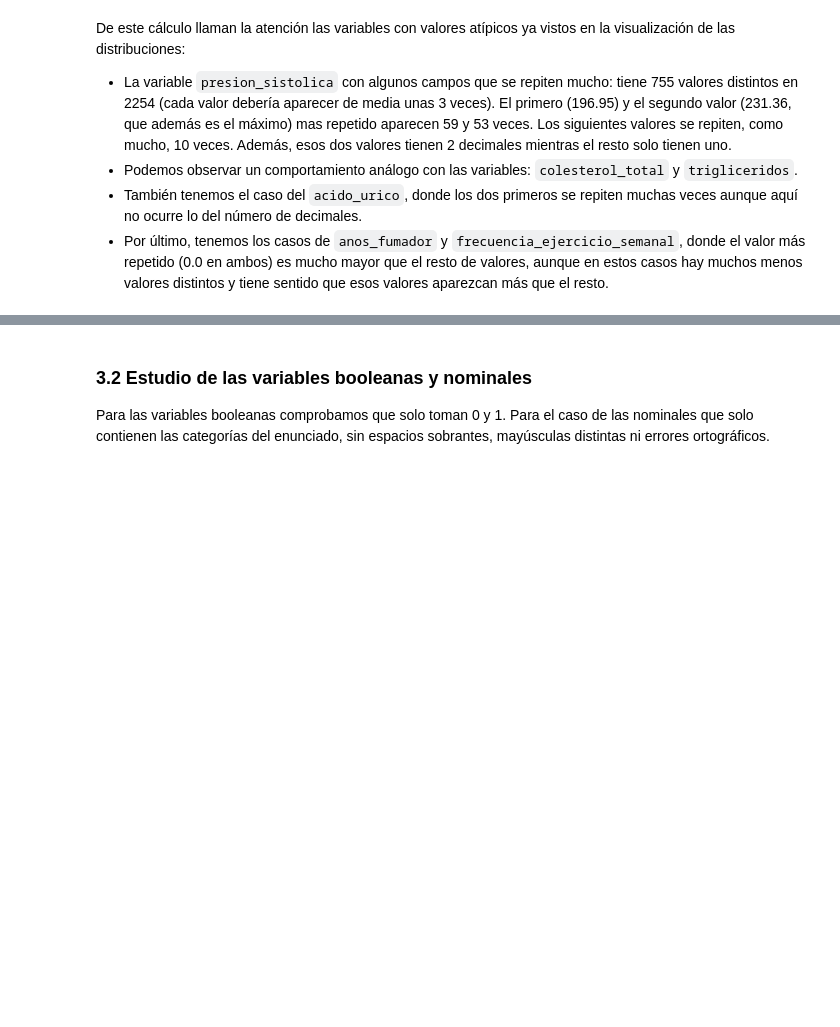
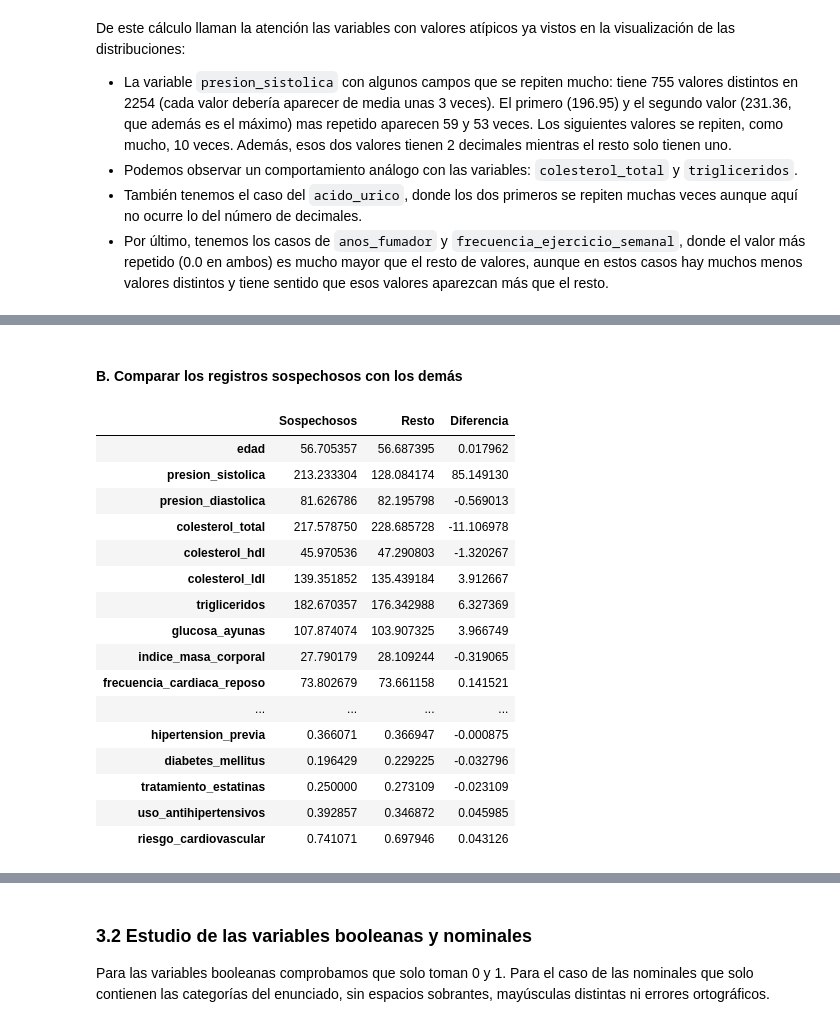
Before and after one commit to csm8-um/MasterIA-ML01, a Jupyter notebook: notebooks/Tarea1_ML.ipynb, the cells around one changed output, grey strips where cells are left out. Cells and saved outputs as stored; diff of their text form; code cells hidden in the pictures; blank space fills up the shorter version.

```diff
--- a/notebooks/Tarea1_ML.ipynb
+++ b/notebooks/Tarea1_ML.ipynb
@@ -353,0 +360,23 @@ De este cálculo llaman la atención las variables con valores atípicos ya vist
+# %%
+columna = "presion_sistolica"
+valores_sospechosos = [196.95, 231.36]
+
+serie = pd.to_numeric(df[columna], errors="coerce")
+
+frecuencias = serie.value_counts()
+
+print("Valores más frecuentes:")
+display(frecuencias.head(15))
+
+print("\nPorcentaje de registros sospechosos:")
+print(f"{serie.isin(valores_sospechosos).mean():.2%}")
+
+# Detectar valores que no coinciden con una décima.
+# Se utiliza tolerancia para evitar errores de coma flotante.
+dos_decimales = (
+    serie.notna()
+    & ~np.isclose(serie * 10, np.round(serie * 10))
+)
+
+print("\nRegistros que requieren más de un decimal:")
+display(serie[dos_decimales].value_counts())
@@ -353,0 +549,38 @@ De este cálculo llaman la atención las variables con valores atípicos ya vist
+# %% [markdown]
+#### B. Comparar los registros sospechosos con los demás
+# %%
+mascara = serie.isin(valores_sospechosos)
+
+comparacion = pd.DataFrame({
+    "Sospechosos": df.loc[mascara].select_dtypes(
+        include="number"
+    ).mean(),
+    "Resto": df.loc[~mascara].select_dtypes(
+        include="number"
+    ).mean(),
+})
+
+comparacion["Diferencia"] = (
+    comparacion["Sospechosos"]
+    - comparacion["Resto"]
+)
+
+display(comparacion)
+# %% [output]
+|  | Sospechosos | Resto | Diferencia |
+| edad | 56.705357 | 56.687395 | 0.017962 |
+| presion_sistolica | 213.233304 | 128.084174 | 85.149130 |
+| presion_diastolica | 81.626786 | 82.195798 | -0.569013 |
+| colesterol_total | 217.578750 | 228.685728 | -11.106978 |
+| colesterol_hdl | 45.970536 | 47.290803 | -1.320267 |
+| colesterol_ldl | 139.351852 | 135.439184 | 3.912667 |
+| trigliceridos | 182.670357 | 176.342988 | 6.327369 |
+| glucosa_ayunas | 107.874074 | 103.907325 | 3.966749 |
+| indice_masa_corporal | 27.790179 | 28.109244 | -0.319065 |
+| frecuencia_cardiaca_reposo | 73.802679 | 73.661158 | 0.141521 |
+| ... | ... | ... | ... |
+| hipertension_previa | 0.366071 | 0.366947 | -0.000875 |
+| diabetes_mellitus | 0.196429 | 0.229225 | -0.032796 |
+| tratamiento_estatinas | 0.250000 | 0.273109 | -0.023109 |
+| uso_antihipertensivos | 0.392857 | 0.346872 | 0.045985 |
+| riesgo_cardiovascular | 0.741071 | 0.697946 | 0.043126 |
```
Also changed, not shown: parts of 49 cells of this notebook.
